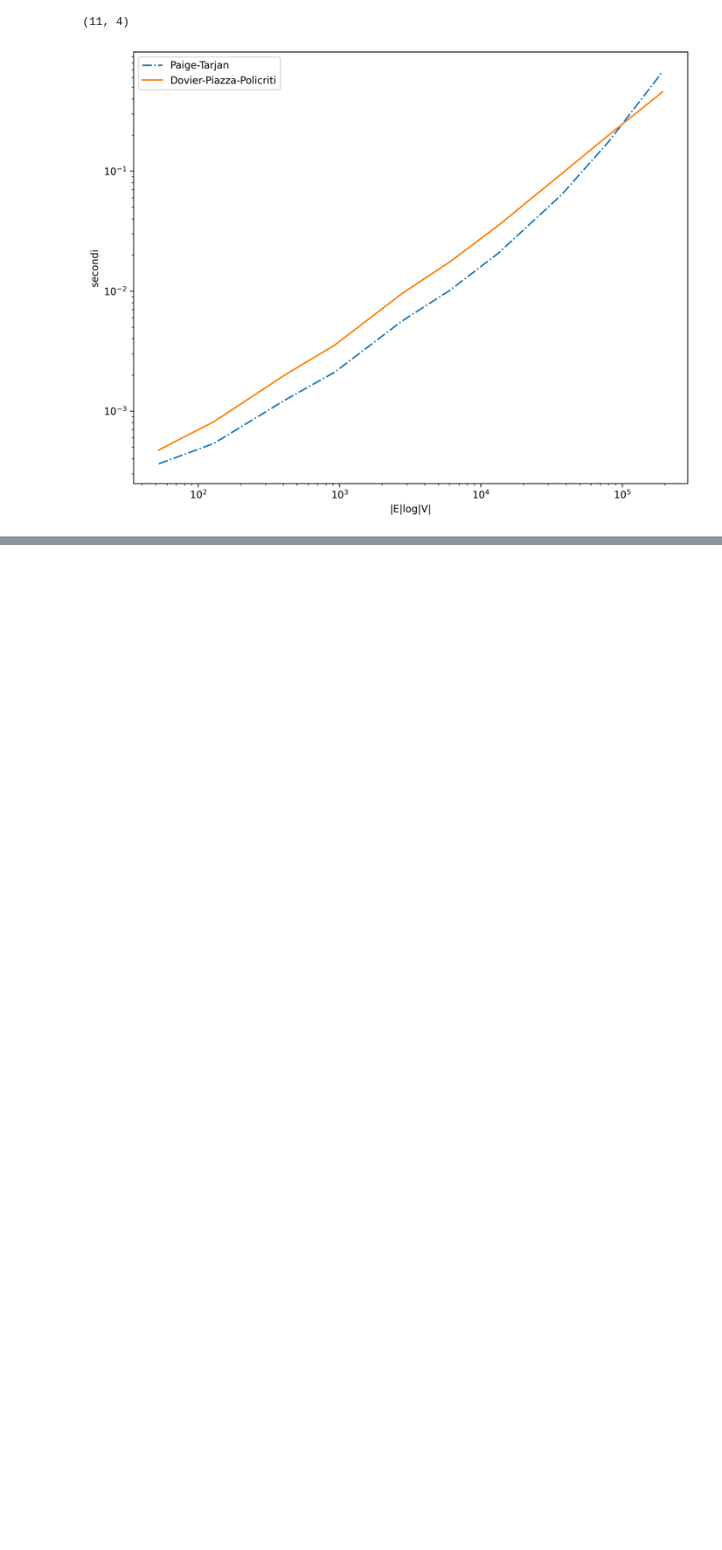
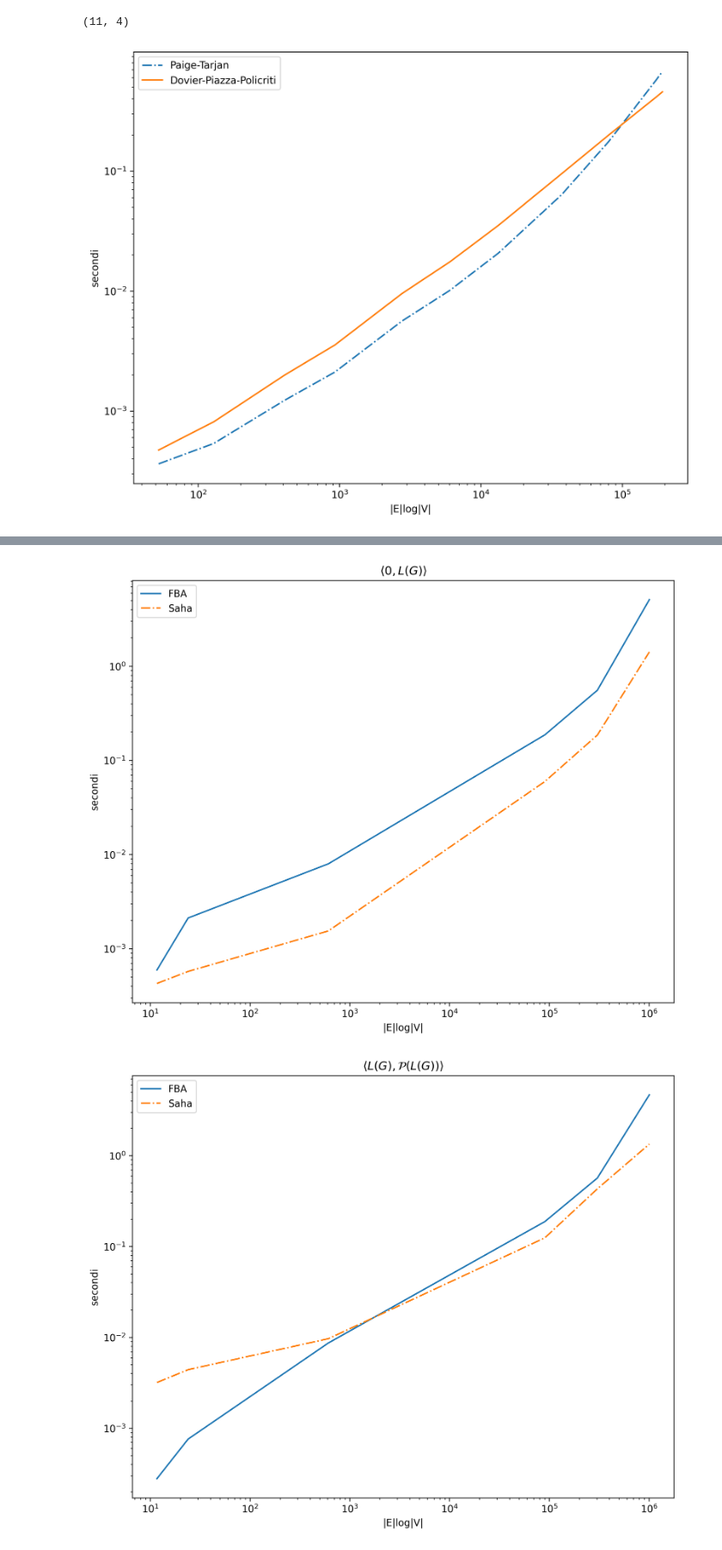
Before and after one commit to fandreuz/bsc-thesis, a Jupyter notebook: experiments/time/PerformancePlot.ipynb, the cells around one changed output, grey strips where cells are left out. Shown at 86% size. Saved outputs shown, nothing was run; the diff lists cells and outputs as text; code cells hidden in the pictures; blank space fills up the shorter version.

```diff
--- a/experiments/time/PerformancePlot.ipynb
+++ b/experiments/time/PerformancePlot.ipynb
@@ -71,0 +74,3 @@ plt.show()
+# %%
+data = np.array([np.load('tree_saha/result{}.npy'.format(i)) for i in range(6,11)])
+data.shape
@@ -71,0 +79,11 @@ plt.show()
+# %%
+linlog_scale = np.apply_along_axis(lambda vec: math.log(vec[0]) * vec[1], 2, data[:,:,-2:]).flatten('C')
+print(linlog_scale)
+fbas = np.reshape(data[:,:,:4], (len(linlog_scale), 4), 'C')
+sahas = np.reshape(data[:,:,4:-2], (len(linlog_scale), 4), 'C')
+
+linlog_scale, fbas, sahas = zip(*sorted(zip(linlog_scale, fbas, sahas)))
+
+linlog_scale = np.array(linlog_scale)
+fbas = np.array(fbas)
+sahas = np.array(sahas)
@@ -71,0 +95,6 @@ plt.show()
+# %%
+rm = [1,2,3,6,7,8,9,10,11]
+
+linlog_scale = np.delete(linlog_scale, rm)
+fbas = np.delete(fbas, rm, axis=0)
+sahas = np.delete(sahas, rm, axis=0)
@@ -71,0 +105,24 @@ plt.show()
+# %%
+titles = ['$\\langle 0,L(G)\\rangle$', '$\langle L(G),\mathcal{P}(L(G))\\rangle$',
+          '$\\langle L(G),\mathcal{P}^3(L(G))\\rangle$', '$\\langle L(G),\mathcal{P}^6{L(G)}\\rangle$']
+indexes = [0,3,2,1]
+
+for test_idx in range(4):
+    plt.figure(figsize=(10,8), dpi=300)
+
+    plt.plot(linlog_scale, fbas[:,indexes[test_idx]], label='FBA')
+    plt.plot(linlog_scale, sahas[:,indexes[test_idx]], linestyle='-.', label='Saha')
+
+    plt.yscale('log')
+    plt.xscale('log')
+
+    plt.xlabel('|E|log|V|')
+    plt.ylabel('secondi')
+
+    plt.title(titles[test_idx])
+
+    plt.legend()
+    plt.savefig('../../sezione3/experimental_results/plots/saha_{}.png'.format(test_idx+1))
+# %% [output]
+[figure, added]
+[figure, added]
```
Also changed, not shown: parts of 5 cells of this notebook, 17 other files.
